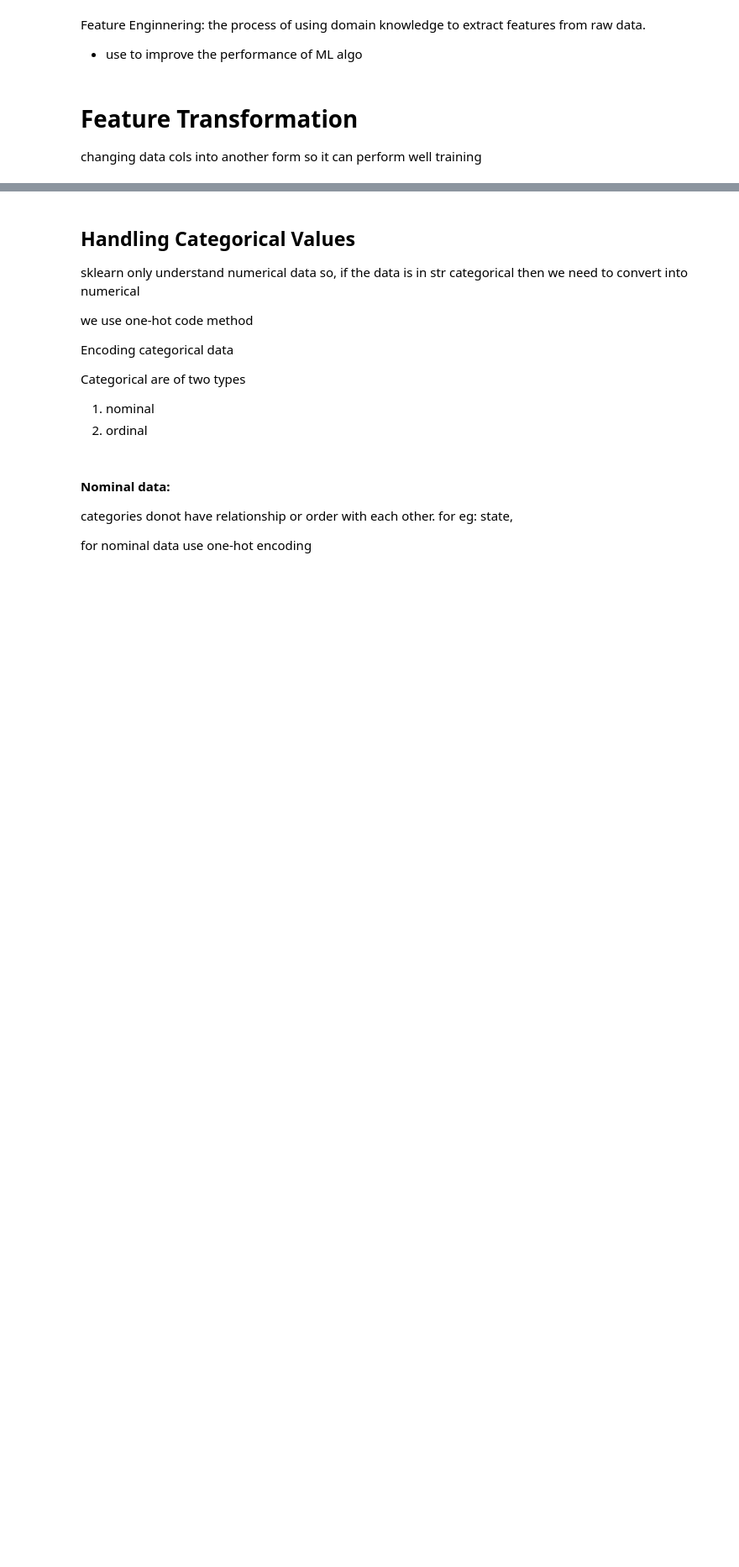
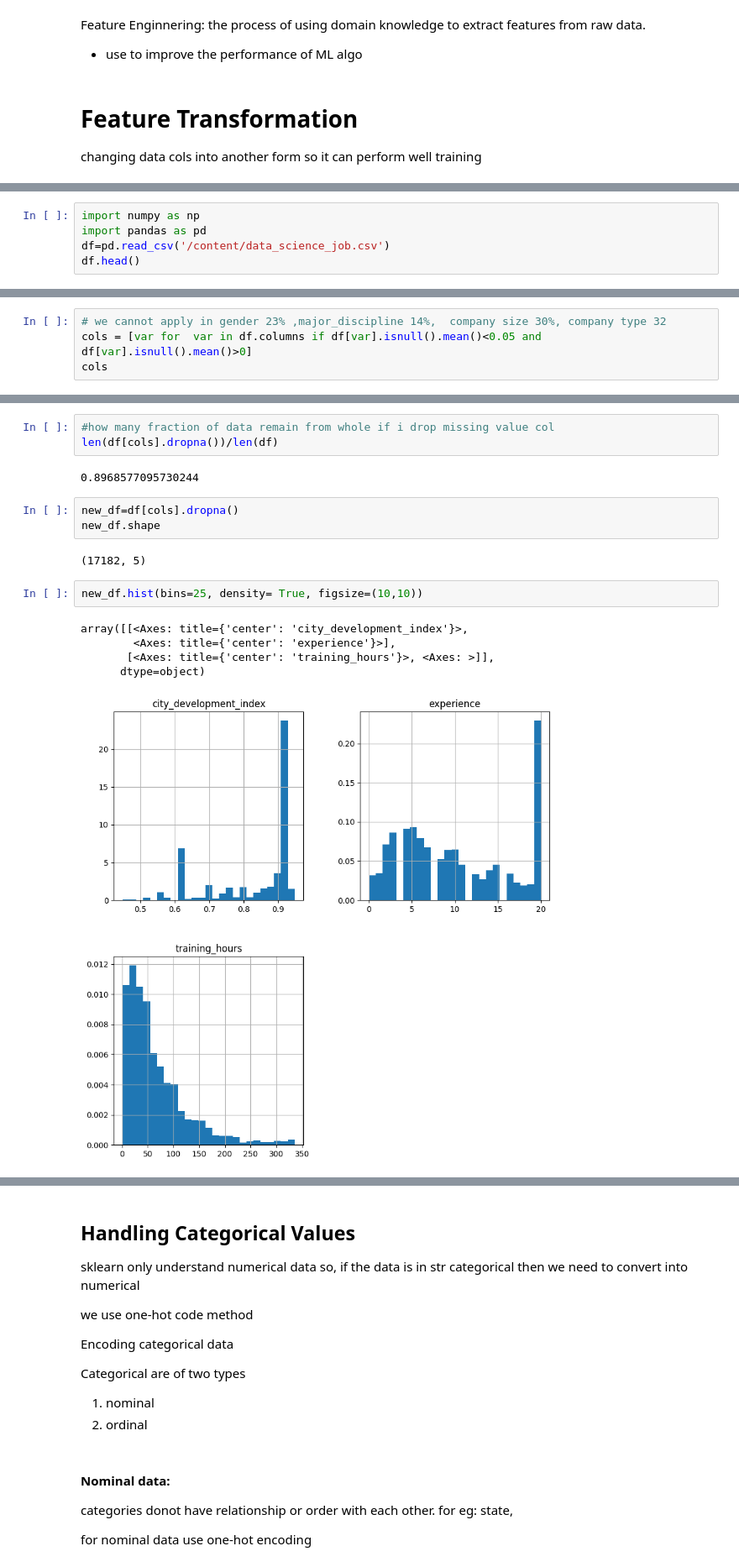
Before and after one commit to Avit-hodibu/feature_engineering, a Jupyter notebook: Feature_Engineering.ipynb, the cells around one changed output, grey strips where cells are left out. Shown at 84% size. Drawn from its saved outputs; the diff is of its cells as text; blank space fills up the shorter version.

Commit message:
missing value impute

```diff
--- a/Feature_Engineering.ipynb
+++ b/Feature_Engineering.ipynb
@@ -21,0 +50,5 @@ If many values are missing then you can fill in using mean median and for cate c
+# %%
+import numpy as np
+import pandas as pd
+df=pd.read_csv('/content/data_science_job.csv')
+df.head()
@@ -21,0 +108,4 @@ If many values are missing then you can fill in using mean median and for cate c
+# %%
+# we cannot apply in gender 23% ,major_discipline 14%,  company size 30%, company type 32
+cols = [var for  var in df.columns if df[var].isnull().mean()<0.05 and df[var].isnull().mean()>0]
+cols
@@ -21,0 +127,18 @@ If many values are missing then you can fill in using mean median and for cate c
+# %%
+#how many fraction of data remain from whole if i drop missing value col
+len(df[cols].dropna())/len(df)
+# %% [output]
+0.8968577095730244
+# %%
+new_df=df[cols].dropna()
+new_df.shape
+# %% [output]
+(17182, 5)
+# %%
+new_df.hist(bins=25, density= True, figsize=(10,10))
+# %% [output]
+array([[<Axes: title={'center': 'city_development_index'}>,
+        <Axes: title={'center': 'experience'}>],
+       [<Axes: title={'center': 'training_hours'}>, <Axes: >]],
+      dtype=object)
+[figure, added]
```
Also changed, not shown: parts of 54 cells of this notebook.
